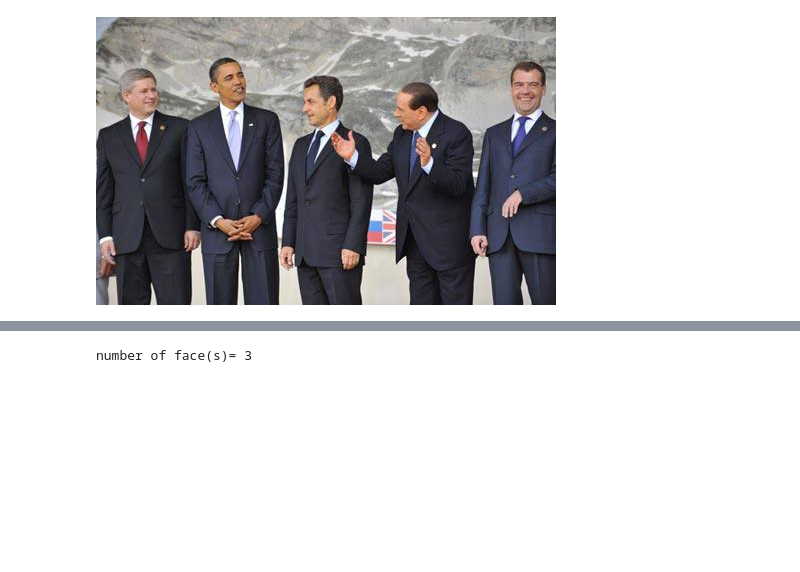
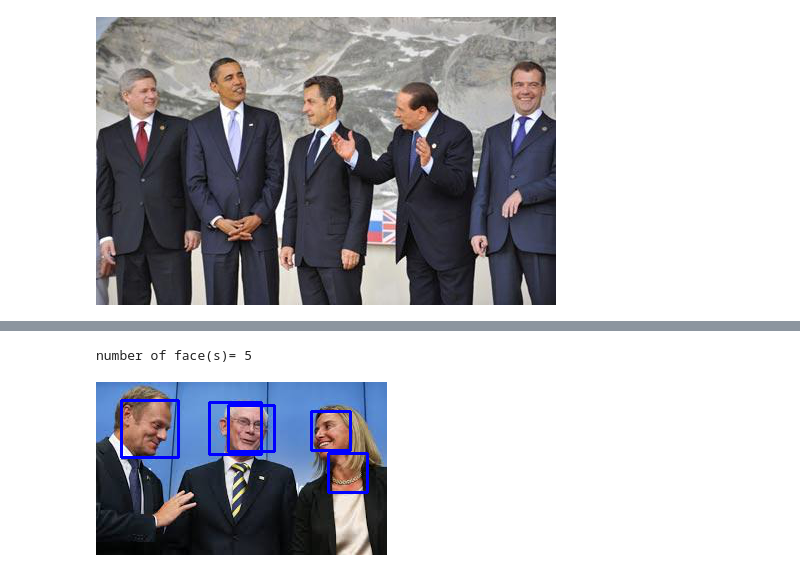
Before and after one commit to Adedotun-Adepoju/Face-Detection, a Jupyter notebook: face_detection.ipynb, the cells around one changed output, grey strips where cells are left out. Cells and saved outputs as stored; diff of their text form; code cells hidden in the pictures; blank space fills up the shorter version.

```diff
--- a/face_detection.ipynb
+++ b/face_detection.ipynb
@@ -136,11 +149,16 @@ number of face(s)= 2
 # %%
 # Detect the number of faces in the second image
 gray_1 = cv2.cvtColor(img_1, cv2.COLOR_BGR2GRAY)
-faces = face_cascade.detectMultiScale(gray_1,1.01,3)
-count_faces=str(len(faces))
+faces_1 = face_cascade.detectMultiScale(gray_1,1.00149,4)
+count_faces=str(len(faces_1))
 print ("number of face(s)= " + count_faces)
+for (x, y, w, h) in faces_1:
+    cv2.rectangle(img_1, (x, y), (x+w, y+h), (255, 0, 0), 2)
+# Display the output
+cv2_imshow(img_1)
 # %% [output]
-number of face(s)= 3
+number of face(s)= 5
+[figure, added]
 # %%
 # Detect the number of faces in the third image
 gray_2 = cv2.cvtColor(img_2, cv2.COLOR_BGR2GRAY) # Convert the image to gray scale
```
Also changed, not shown: parts of 6 cells of this notebook.
